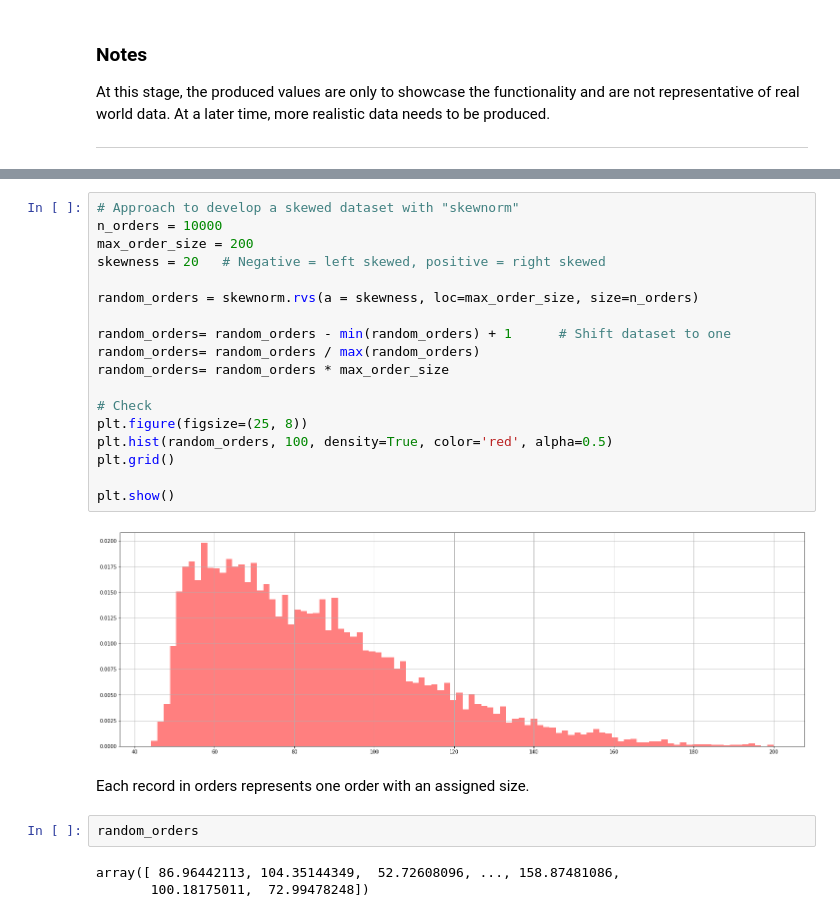
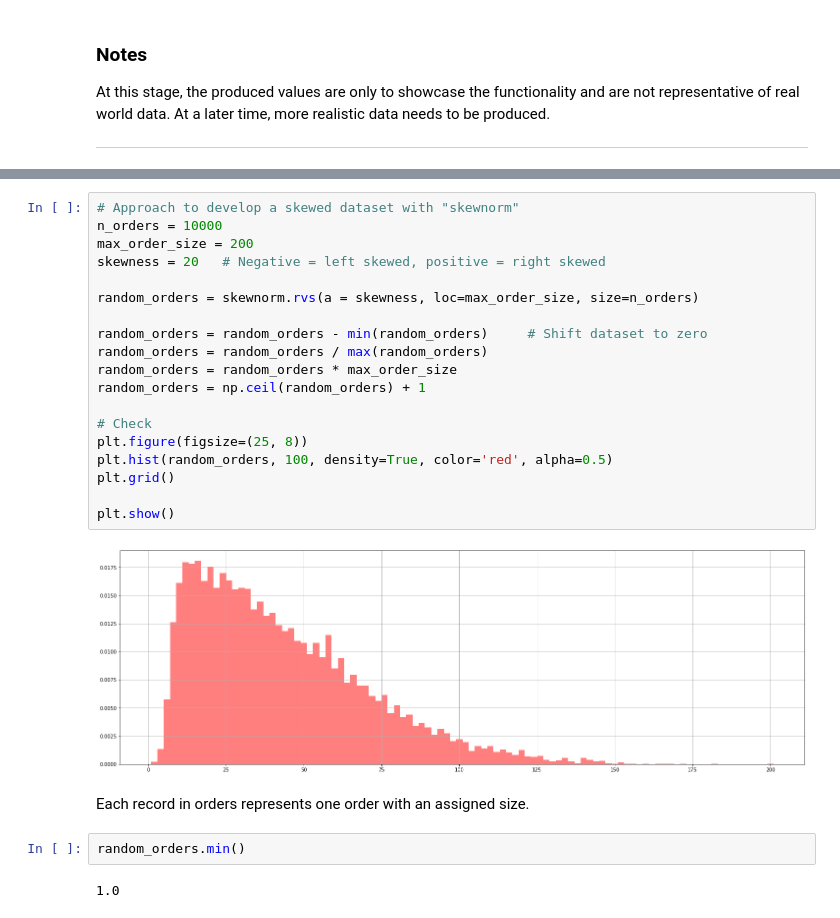
Before and after one commit to LarsTinnefeld/random-operations-generator, a Jupyter notebook: random_generators.ipynb, the cells around one changed output, grey strips where cells are left out. Saved outputs shown, nothing was run; the diff lists cells and outputs as text.

```diff
--- a/random_generators.ipynb
+++ b/random_generators.ipynb
@@ -211,27 +242,27 @@ Goals in detail:
 # %%
 # Approach to develop a skewed dataset with "skewnorm"
 n_orders = 10000
 max_order_size = 200
 skewness = 20   # Negative = left skewed, positive = right skewed
 
 random_orders = skewnorm.rvs(a = skewness, loc=max_order_size, size=n_orders)
 
-random_orders= random_orders - min(random_orders) + 1      # Shift dataset to one
-random_orders= random_orders / max(random_orders)
-random_orders= random_orders * max_order_size
+random_orders = random_orders - min(random_orders)     # Shift dataset to zero
+random_orders = random_orders / max(random_orders)
+random_orders = random_orders * max_order_size
+random_orders = np.ceil(random_orders) + 1
 
 # Check
 plt.figure(figsize=(25, 8))
 plt.hist(random_orders, 100, density=True, color='red', alpha=0.5)
 plt.grid()
 
 plt.show()
 # %% [output]
-[figure, old version]
+[figure, new version]
 # %% [markdown]
 Each record in orders represents one order with an assigned size.
 # %%
-random_orders
+random_orders.min()
 # %% [output]
-array([ 86.96442113, 104.35144349,  52.72608096, ..., 158.87481086,
-       100.18175011,  72.99478248])
+1.0
```
Also changed, not shown: parts of 12 cells of this notebook.
